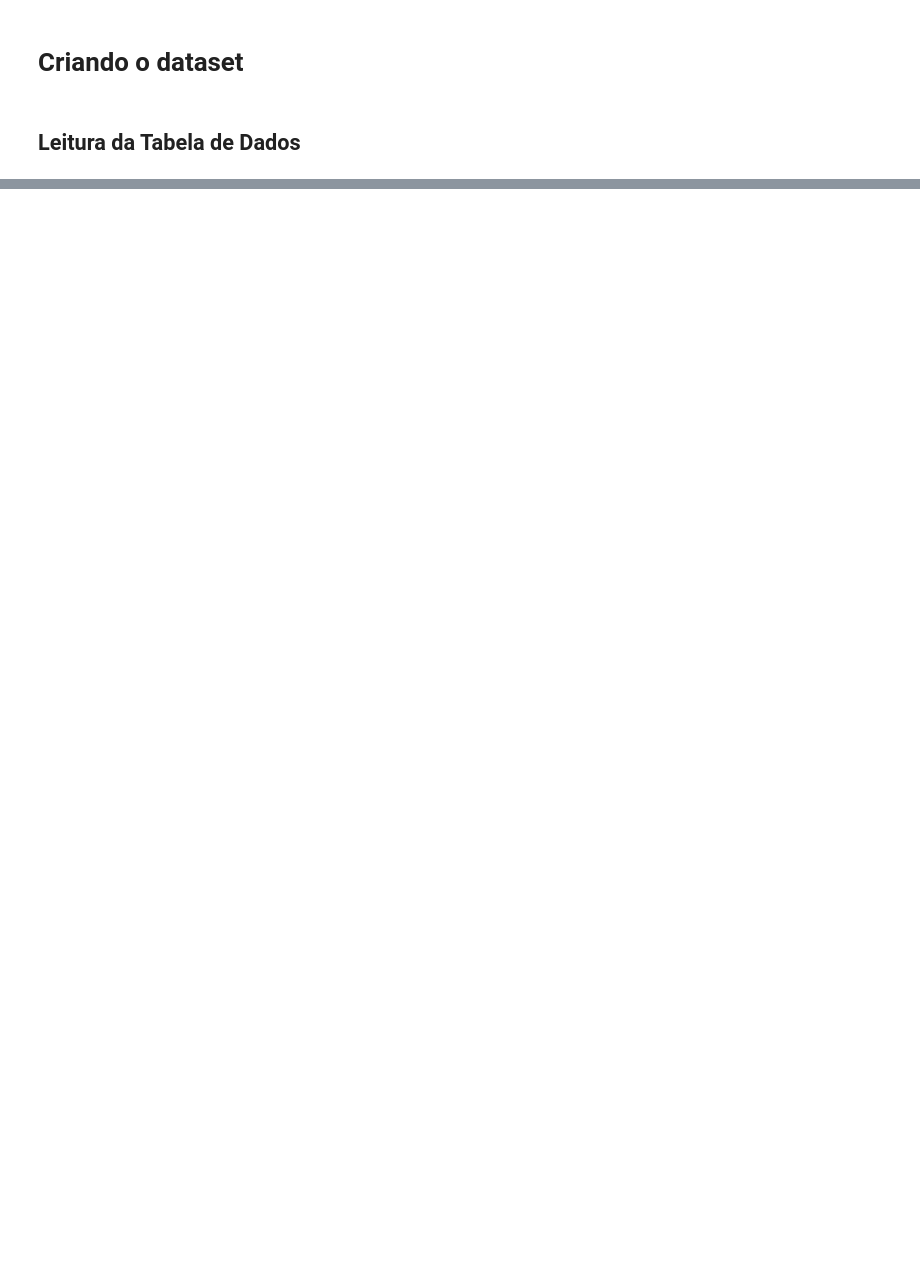
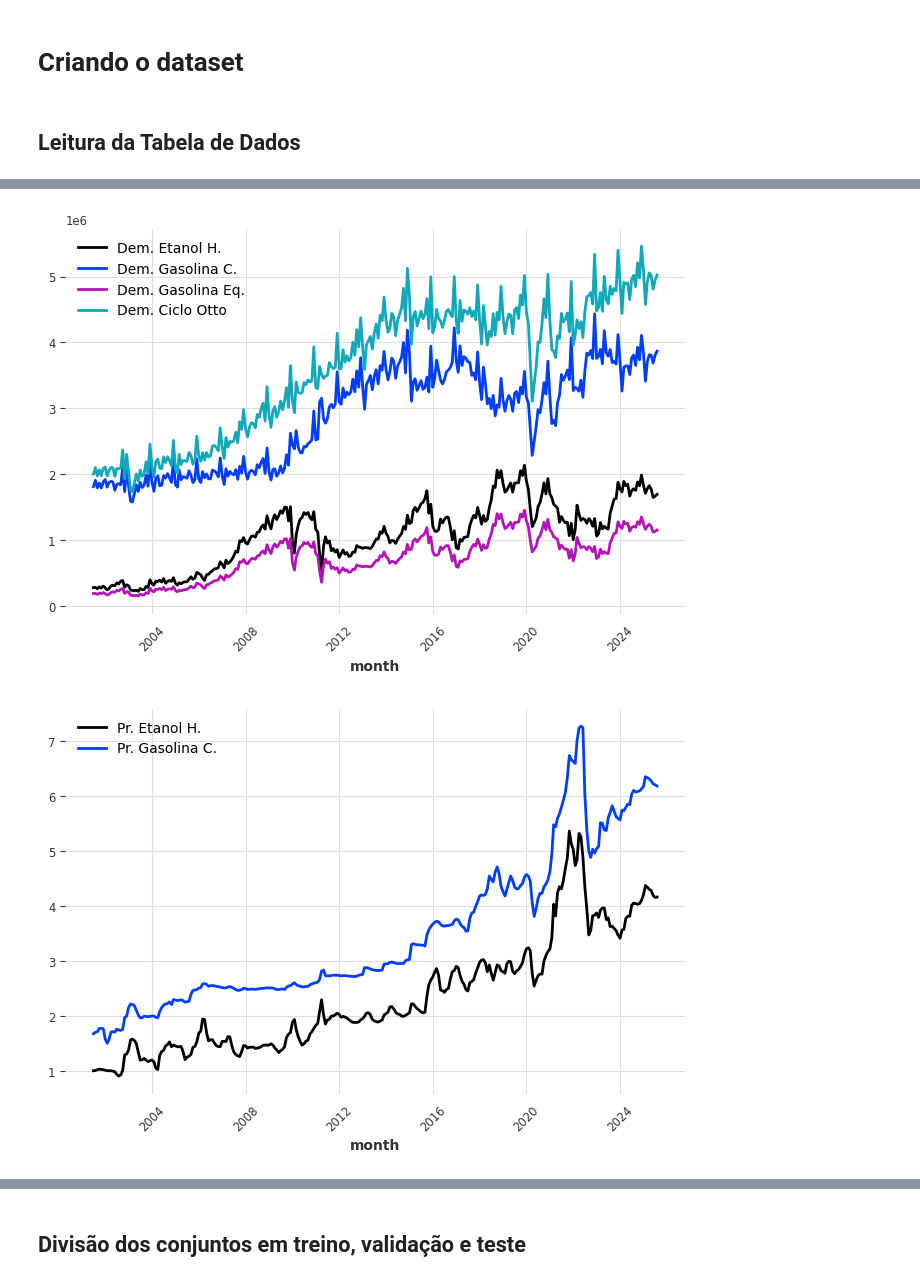
Before and after one commit to Arickjd/ehc-demand-forecast, a Jupyter notebook: projeto-de-mestrado.ipynb, the cells around one changed output, grey strips where cells are left out. Drawn from its saved outputs; the diff is of its cells as text; code cells hidden in the pictures; blank space fills up the shorter version.

```diff
--- a/projeto-de-mestrado.ipynb
+++ b/projeto-de-mestrado.ipynb
@@ -11,14 +87,10 @@ from utils.utils import create_static_data, update_database_ANP, get_dataframe_a
 # %%
-# Criação do banco de dados
-create_static_data()
 
-# Atualização dos dados com a fonte - ANP
+
 try:
-    update_database_ANP()
+    # Atualização dos dados com a fonte - ANP
+    anp_vendas.update_database()
+    anp_precos.update_database()
 except:
-    print('Não foi possível atualizar os dados')
-
-# Criação do dataframe
-df = get_dataframe_anp()
-df
+    print("Erro ao atualizar o banco de dados")
 # %% [output]
@@ -39,0 +99,4 @@ Não foi possível atualizar os dados
+# %%
+# Criação do dataframe
+df = pd.merge(anp_vendas.get_data(), anp_precos.get_data(), on='month', how='inner')
+df
@@ -39,0 +117,58 @@ Não foi possível atualizar os dados
+# %%
+d_etanol_hid = TimeSeries.from_dataframe(df, "month", "Dem. Etanol H.", freq='MS')
+d_gasolina_com = TimeSeries.from_dataframe(df, "month", "Dem. Gasolina C.", freq='MS')
+d_gasolina_eq = TimeSeries.from_dataframe(df, "month", "Dem. Gasolina Eq.", freq='MS')
+d_ciclo_otto = TimeSeries.from_dataframe(df, "month", "Dem. Ciclo Otto", freq='MS')
+p_etanol_hid = TimeSeries.from_dataframe(df, "month", "Pr. Etanol H.", freq='MS')
+p_gasolina_com = TimeSeries.from_dataframe(df, "month", "Pr. Gasolina C.", freq='MS')
+p_r_etanol_gasolina = TimeSeries.from_dataframe(df, "month", "Pr. Etanol H. / Pr. Gasolina C.", freq='MS')
+p_r_etanol_gasolina_bool = TimeSeries.from_dataframe(df, "month", "Pr. Etanol H. / Pr. Gasolina C. < 0,7", freq='MS')
+p_d_etanol_gasolina = TimeSeries.from_dataframe(df, "month", "Pr. Etanol H. - Pr. Gasolina C.", freq='MS')
+
+# Datas de início e fim da série completa
+start_date = d_etanol_hid.start_time()
+end_date = d_etanol_hid.end_time()
+
+# Data final para treino+validação (dez/2024)
+val_end = pd.Timestamp("2024-12-31")
+
+# Série até dez/2024
+train_val_series = d_etanol_hid.slice(start_date, val_end)
+
+# Calcular índice de corte 70% treino / 30% validação
+train_len = int(len(train_val_series) * 0.7)
+
+# Datas correspondentes ao corte
+train_start = train_val_series.start_time()
+train_end = train_val_series.time_index[train_len - 1]  # último ponto do treino
+VAL_START = train_end + pd.offsets.MonthBegin(1)        # mês seguinte
+TEST_START = pd.Timestamp("2025-01-01")
+
+plot_series(
+    [
+        d_etanol_hid,
+        d_gasolina_com,
+        d_gasolina_eq,
+        d_ciclo_otto,
+    ],
+    format_index = "%Y"
+)
+plot_series(
+    [
+        p_etanol_hid,
+        p_gasolina_com,
+    ],
+    format_index = "%Y"
+)
+
+plot_series(
+    [
+        p_r_etanol_gasolina,
+        p_r_etanol_gasolina_bool,
+        p_d_etanol_gasolina,
+    ],
+    format_index = "%Y"
+)
+# %% [output]
+[figure, added]
+[figure, added]
@@ -39,0 +176,2 @@ Não foi possível atualizar os dados
+# %% [markdown]
+## Divisão dos conjuntos em treino, validação e teste
```
Also changed, not shown: parts of 61 cells of this notebook, 4 other files.
